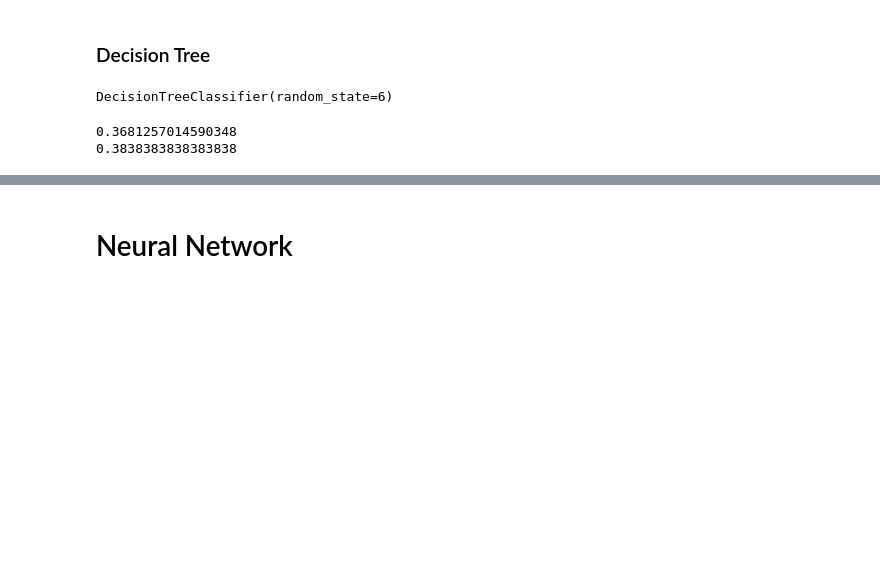
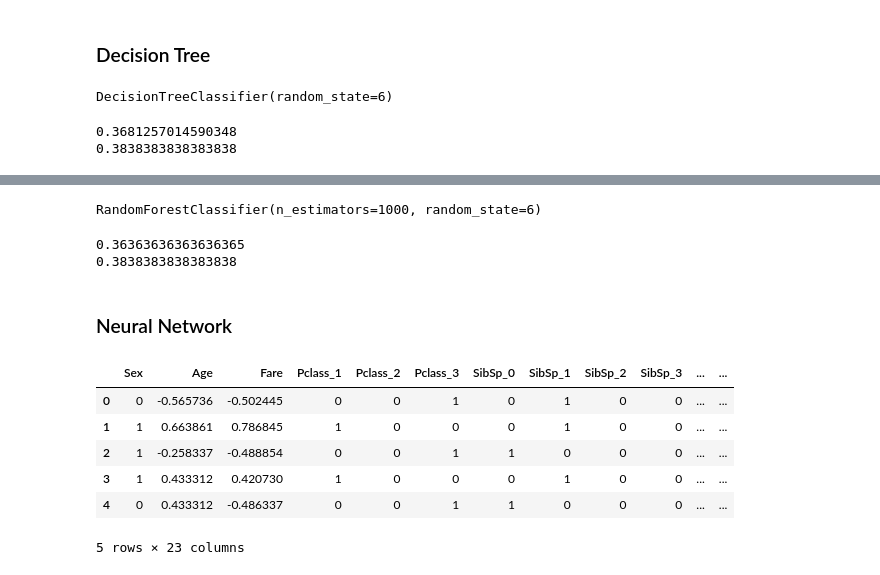
Before and after one commit to asenzaya/machine-learning, a Jupyter notebook: titanic_survival/titanic_survival_ML_project.ipynb, the cells around one changed output, grey strips where cells are left out. Saved outputs shown, nothing was run; the diff lists cells and outputs as text; code cells hidden in the pictures; blank space fills up the shorter version.

```diff
--- a/titanic_survival/titanic_survival_ML_project.ipynb
+++ b/titanic_survival/titanic_survival_ML_project.ipynb
@@ -192,0 +197,5 @@ print(y_train.mean())
+# %%
+rfc = RandomForestClassifier(n_estimators=1000, random_state=6)
+rfc.fit(x_train,y_train)
+# %% [output]
+RandomForestClassifier(n_estimators=1000, random_state=6)
@@ -193,2 +204,29 @@ print(y_train.mean())
+# %%
+print(predictions_rfc.mean())
+print(y_train.mean())
+# %% [output]
+0.36363636363636365
+0.3838383838383838
 # %% [markdown]
-# Neural Network
+### Neural Network
+# %%
+x_train['Age'] = StandardScaler().fit_transform(x_train[['Age']])
+x_test['Age'] = StandardScaler().fit_transform(x_test[['Age']])
+
+x_train['Fare'] = StandardScaler().fit_transform(x_train[['Fare']])
+x_test['Fare'] = StandardScaler().fit_transform(x_test[['Fare']])
+# %%
+columns_to_encode = ['Pclass','SibSp','Parch','Embarked']
+
+train_df_encoded = pd.get_dummies(x_train, columns=columns_to_encode)
+test_df_encoded = pd.get_dummies(x_test, columns=columns_to_encode)
+# %%
+train_df_encoded.head()
+# %% [output]
+|  | Sex | Age | Fare | Pclass_1 | Pclass_2 | Pclass_3 | SibSp_0 | SibSp_1 | SibSp_2 | SibSp_3 | ... | ... |
+| 0 | 0 | -0.565736 | -0.502445 | 0 | 0 | 1 | 0 | 1 | 0 | 0 | ... | ... |
+| 1 | 1 | 0.663861 | 0.786845 | 1 | 0 | 0 | 0 | 1 | 0 | 0 | ... | ... |
+| 2 | 1 | -0.258337 | -0.488854 | 0 | 0 | 1 | 1 | 0 | 0 | 0 | ... | ... |
+| 3 | 1 | 0.433312 | 0.420730 | 1 | 0 | 0 | 0 | 1 | 0 | 0 | ... | ... |
+| 4 | 0 | 0.433312 | -0.486337 | 0 | 0 | 1 | 1 | 0 | 0 | 0 | ... | ... |
+5 rows × 23 columns
```
Also changed, not shown: parts of 16 cells of this notebook, 3 other files.
